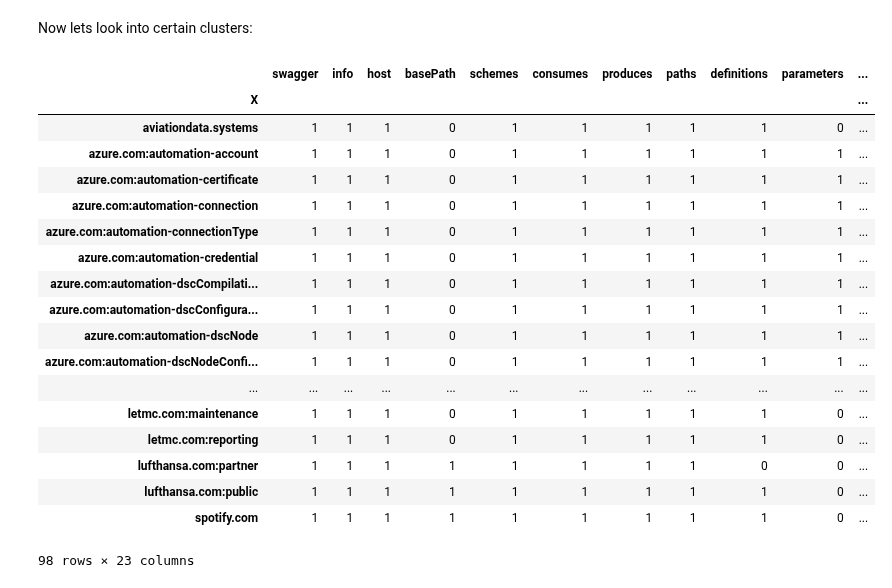
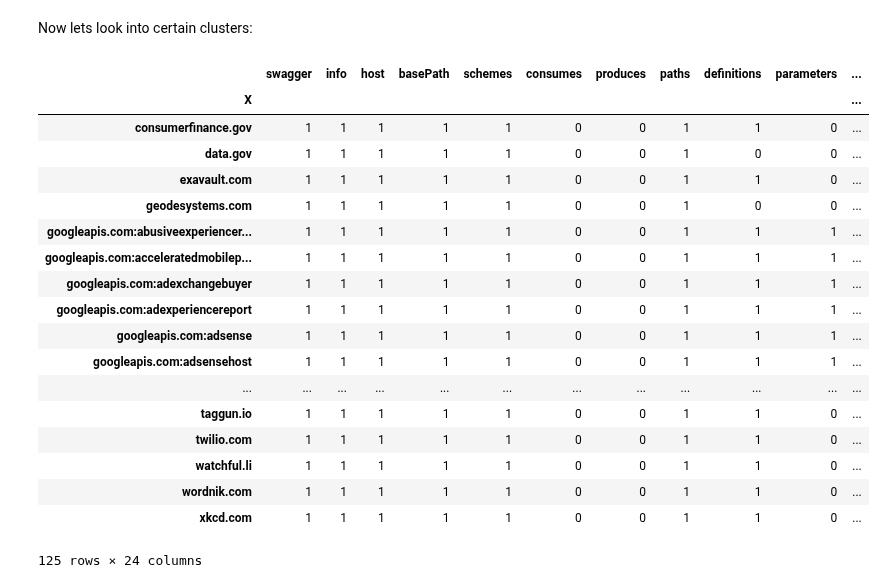
Before and after one commit to pmanlukas/thesisdata, a Jupyter notebook: Analyse Cluster.ipynb, the cells around one changed output. Saved outputs shown, nothing was run; the diff lists cells and outputs as text; code cells hidden in the pictures.

Commit message:
finish analysis, create diff data set and r skripts for clustering of diff sets

```diff
--- a/Analyse Cluster.ipynb
+++ b/Analyse Cluster.ipynb
@@ -88,3 +88,7 @@ pathdf.head()
 | adafruit.com | 34 | 69 | 3 | 65937 |
 | adobe.com:aem | 27 | 31 | 4 | 22375 |
 | adyen.com:CheckoutService | 2 | 2 | 1 | 32474 |
+# %%
+
+col_list = ['swagger','info','host','basePath','schemes','consumes','produces','paths','definitions','parameters','responses','securityDefinitions','security','tags','externalDocs','title','description','termsOfService','contact','license','version']
+col_list
@@ -91,6 +113,7 @@ pathdf.head()
 # %%
 structdf = pd.read_csv('PAMcomplete0518.csv',index_col='X')
 structdf = structdf.iloc[:,1:]
+structdf['fields'] = structdf[col_list].sum(axis=1)
 structdf['spec_len'] = spec_len
 structdf.head()
 # %% [output]
@@ -669,25 +694,25 @@ len_df
 # %% [markdown]
 Now lets look into certain clusters:
 # %%
-cluster_n =  structdf['pam_fit$clustering']==6
+cluster_n =  structdf['pam_fit$clustering']==8
 structdf[cluster_n]
 # %% [output]
 |  | swagger | info | host | basePath | schemes | consumes | produces | paths | definitions | parameters | ... |
 | X |  |  |  |  |  |  |  |  |  |  | ... |
-| aviationdata.systems | 1 | 1 | 1 | 0 | 1 | 1 | 1 | 1 | 1 | 0 | ... |
-| azure.com:automation-account | 1 | 1 | 1 | 0 | 1 | 1 | 1 | 1 | 1 | 1 | ... |
-| azure.com:automation-certificate | 1 | 1 | 1 | 0 | 1 | 1 | 1 | 1 | 1 | 1 | ... |
-| azure.com:automation-connection | 1 | 1 | 1 | 0 | 1 | 1 | 1 | 1 | 1 | 1 | ... |
-| azure.com:automation-connectionType | 1 | 1 | 1 | 0 | 1 | 1 | 1 | 1 | 1 | 1 | ... |
-| azure.com:automation-credential | 1 | 1 | 1 | 0 | 1 | 1 | 1 | 1 | 1 | 1 | ... |
-| azure.com:automation-dscCompilati... | 1 | 1 | 1 | 0 | 1 | 1 | 1 | 1 | 1 | 1 | ... |
-| azure.com:automation-dscConfigura... | 1 | 1 | 1 | 0 | 1 | 1 | 1 | 1 | 1 | 1 | ... |
-| azure.com:automation-dscNode | 1 | 1 | 1 | 0 | 1 | 1 | 1 | 1 | 1 | 1 | ... |
-| azure.com:automation-dscNodeConfi... | 1 | 1 | 1 | 0 | 1 | 1 | 1 | 1 | 1 | 1 | ... |
+| consumerfinance.gov | 1 | 1 | 1 | 1 | 1 | 0 | 0 | 1 | 1 | 0 | ... |
+| data.gov | 1 | 1 | 1 | 1 | 1 | 0 | 0 | 1 | 0 | 0 | ... |
+| exavault.com | 1 | 1 | 1 | 1 | 1 | 0 | 0 | 1 | 1 | 0 | ... |
+| geodesystems.com | 1 | 1 | 1 | 1 | 1 | 0 | 0 | 1 | 0 | 0 | ... |
+| googleapis.com:abusiveexperiencer... | 1 | 1 | 1 | 1 | 1 | 0 | 0 | 1 | 1 | 1 | ... |
+| googleapis.com:acceleratedmobilep... | 1 | 1 | 1 | 1 | 1 | 0 | 0 | 1 | 1 | 1 | ... |
+| googleapis.com:adexchangebuyer | 1 | 1 | 1 | 1 | 1 | 0 | 0 | 1 | 1 | 1 | ... |
+| googleapis.com:adexperiencereport | 1 | 1 | 1 | 1 | 1 | 0 | 0 | 1 | 1 | 1 | ... |
+| googleapis.com:adsense | 1 | 1 | 1 | 1 | 1 | 0 | 0 | 1 | 1 | 1 | ... |
+| googleapis.com:adsensehost | 1 | 1 | 1 | 1 | 1 | 0 | 0 | 1 | 1 | 1 | ... |
 | ... | ... | ... | ... | ... | ... | ... | ... | ... | ... | ... | ... |
-| letmc.com:maintenance | 1 | 1 | 1 | 0 | 1 | 1 | 1 | 1 | 1 | 0 | ... |
-| letmc.com:reporting | 1 | 1 | 1 | 0 | 1 | 1 | 1 | 1 | 1 | 0 | ... |
-| lufthansa.com:partner | 1 | 1 | 1 | 1 | 1 | 1 | 1 | 1 | 0 | 0 | ... |
-| lufthansa.com:public | 1 | 1 | 1 | 1 | 1 | 1 | 1 | 1 | 1 | 0 | ... |
-| spotify.com | 1 | 1 | 1 | 1 | 1 | 1 | 1 | 1 | 1 | 0 | ... |
+| taggun.io | 1 | 1 | 1 | 1 | 1 | 0 | 0 | 1 | 1 | 0 | ... |
+| twilio.com | 1 | 1 | 1 | 1 | 1 | 0 | 0 | 1 | 1 | 0 | ... |
+| watchful.li | 1 | 1 | 1 | 1 | 1 | 0 | 0 | 1 | 1 | 0 | ... |
+| wordnik.com | 1 | 1 | 1 | 1 | 1 | 0 | 0 | 1 | 1 | 0 | ... |
+| xkcd.com | 1 | 1 | 1 | 1 | 1 | 0 | 0 | 1 | 1 | 0 | ... |
-98 rows × 23 columns
+125 rows × 24 columns
```
Also changed, not shown: parts of 10 cells of this notebook, 6 other files.
